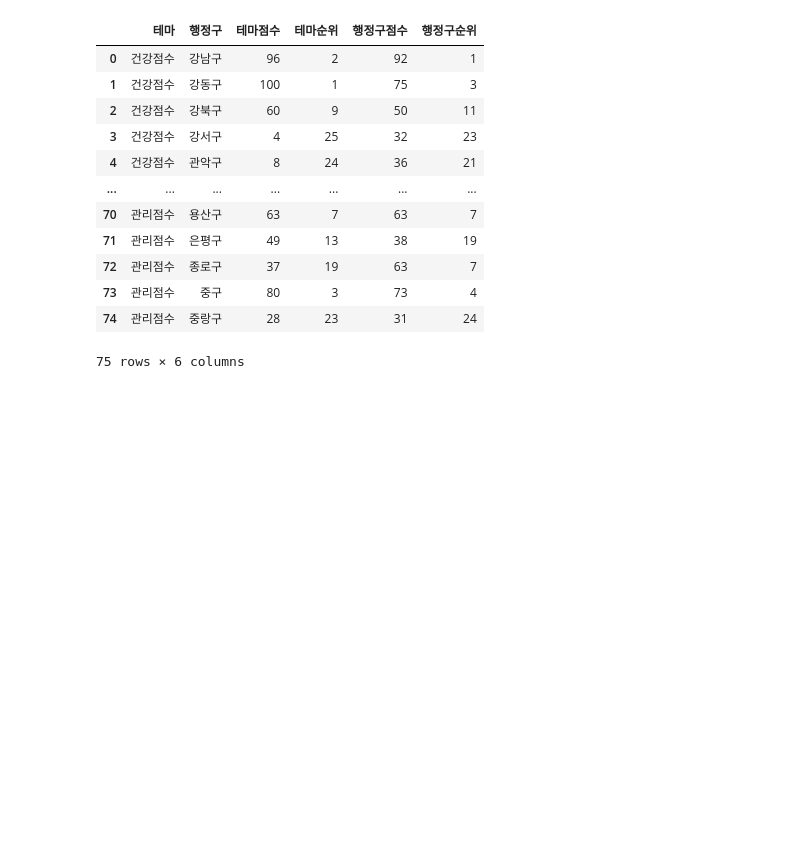
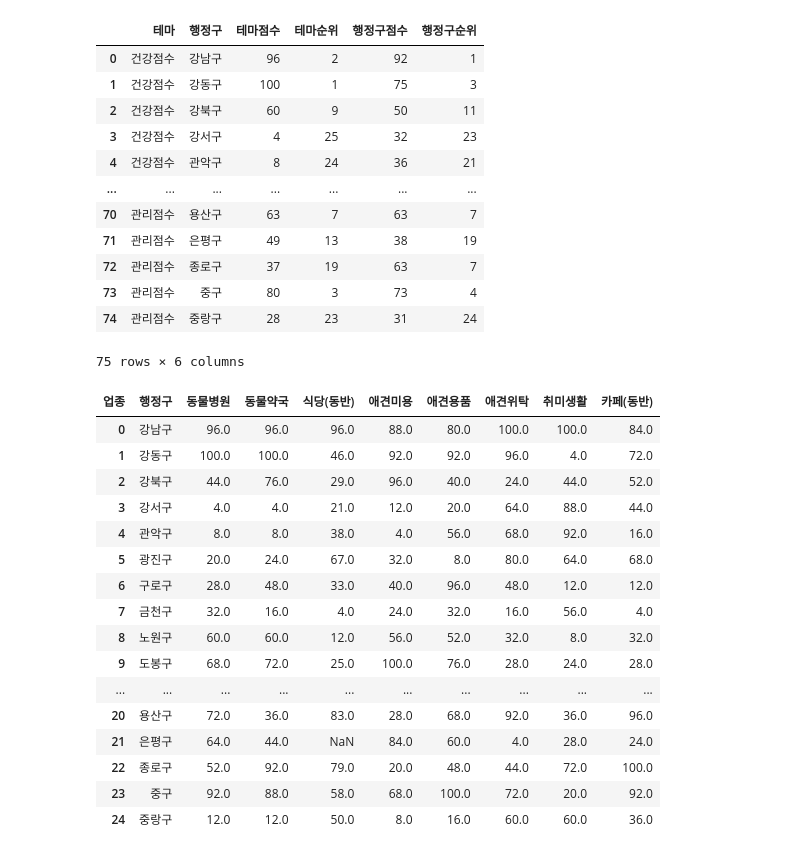
Before and after one commit to ev1025/happy_dog_map, a Jupyter notebook: 전처리.ipynb, the cells around one changed output. Saved outputs shown, nothing was run; the diff lists cells and outputs as text; code cells hidden in the pictures; blank space fills up the shorter version.

```diff
--- a/전처리.ipynb
+++ b/전처리.ipynb
@@ -504,3 +504,25 @@ tem_score
 | 73 | 관리점수 | 중구 | 80 | 3 | 73 | 4 |
 | 74 | 관리점수 | 중랑구 | 28 | 23 | 31 | 24 |
 75 rows × 6 columns
+# %%
+# 구별 업종 점수
+cat_score = df_score.pivot(index='행정구',columns='업종',values='개별점수').reset_index()
+cat_score
+# %% [output]
+| 업종 | 행정구 | 동물병원 | 동물약국 | 식당(동반) | 애견미용 | 애견용품 | 애견위탁 | 취미생활 | 카페(동반) |
+| 0 | 강남구 | 96.0 | 96.0 | 96.0 | 88.0 | 80.0 | 100.0 | 100.0 | 84.0 |
+| 1 | 강동구 | 100.0 | 100.0 | 46.0 | 92.0 | 92.0 | 96.0 | 4.0 | 72.0 |
+| 2 | 강북구 | 44.0 | 76.0 | 29.0 | 96.0 | 40.0 | 24.0 | 44.0 | 52.0 |
+| 3 | 강서구 | 4.0 | 4.0 | 21.0 | 12.0 | 20.0 | 64.0 | 88.0 | 44.0 |
+| 4 | 관악구 | 8.0 | 8.0 | 38.0 | 4.0 | 56.0 | 68.0 | 92.0 | 16.0 |
+| 5 | 광진구 | 20.0 | 24.0 | 67.0 | 32.0 | 8.0 | 80.0 | 64.0 | 68.0 |
+| 6 | 구로구 | 28.0 | 48.0 | 33.0 | 40.0 | 96.0 | 48.0 | 12.0 | 12.0 |
+| 7 | 금천구 | 32.0 | 16.0 | 4.0 | 24.0 | 32.0 | 16.0 | 56.0 | 4.0 |
+| 8 | 노원구 | 60.0 | 60.0 | 12.0 | 56.0 | 52.0 | 32.0 | 8.0 | 32.0 |
+| 9 | 도봉구 | 68.0 | 72.0 | 25.0 | 100.0 | 76.0 | 28.0 | 24.0 | 28.0 |
+| ... | ... | ... | ... | ... | ... | ... | ... | ... | ... |
+| 20 | 용산구 | 72.0 | 36.0 | 83.0 | 28.0 | 68.0 | 92.0 | 36.0 | 96.0 |
+| 21 | 은평구 | 64.0 | 44.0 | NaN | 84.0 | 60.0 | 4.0 | 28.0 | 24.0 |
+| 22 | 종로구 | 52.0 | 92.0 | 79.0 | 20.0 | 48.0 | 44.0 | 72.0 | 100.0 |
+| 23 | 중구 | 92.0 | 88.0 | 58.0 | 68.0 | 100.0 | 72.0 | 20.0 | 92.0 |
+| 24 | 중랑구 | 12.0 | 12.0 | 50.0 | 8.0 | 16.0 | 60.0 | 60.0 | 36.0 |
```
Also changed, not shown: parts of 2 cells of this notebook.
